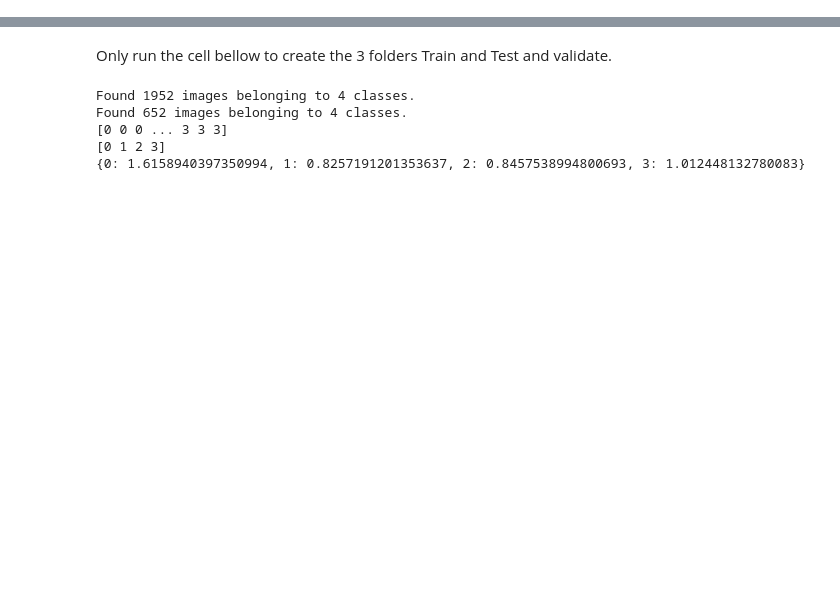
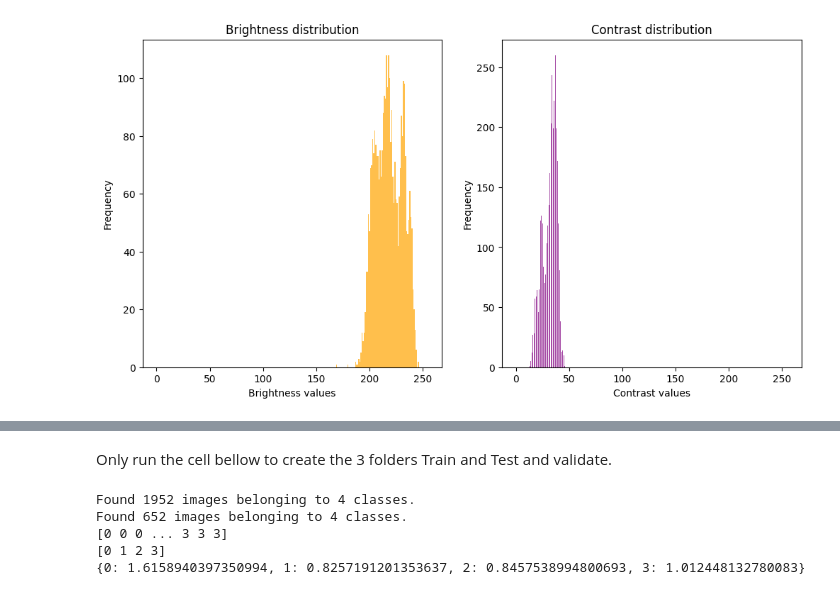
Before and after one commit to Fnriquel/281-Project, a Jupyter notebook: Efficiennet_Colabversion_preprocess.ipynb, the cells around one changed output, grey strips where cells are left out. Cells and saved outputs as stored; diff of their text form; code cells hidden in the pictures; blank space fills up the shorter version.

```diff
--- a/Efficiennet_Colabversion_preprocess.ipynb
+++ b/Efficiennet_Colabversion_preprocess.ipynb
@@ -237,3 +237,69 @@ def get_images_processing(directory, processing='adaptive_histogram_equalization
 
             images.append(img)
     return images
+# %%
+import cv2
+import numpy as np
+import matplotlib.pyplot as plt
+import os
+
+main_directory = "/content/drive/MyDrive/W281/Original"
+class_folders = os.listdir(main_directory)
+
+def brightness(image):
+    return np.mean(image)
+
+def contrast(image):
+    return np.std(image)
+
+def update_histogram(hist, values, bins):
+    new_hist, _ = np.histogram(values, bins=bins)
+    return hist + new_hist
+
+bins = 256
+brightness_hist = np.zeros(bins)
+contrast_hist = np.zeros(bins)
+
+batch_size = 50
+bins_brightness = np.linspace(0, 255, bins + 1)
+bins_contrast = np.linspace(0, 255, bins + 1)
+
+for class_folder in class_folders:
+    class_directory = os.path.join(main_directory, class_folder)
+    image_filenames = os.listdir(class_directory)
+
+    for i in range(0, len(image_filenames), batch_size):
+        batch_filenames = image_filenames[i:i+batch_size]
+
+        brightness_values = []
+        contrast_values = []
+
+        for filename in batch_filenames:
+            img_path = os.path.join(class_directory, filename)
+            img = cv2.imread(img_path)
+            img_gray = cv2.cvtColor(img, cv2.COLOR_BGR2GRAY)
+
+            brightness_values.append(brightness(img_gray))
+            contrast_values.append(contrast(img_gray))
+
+        brightness_hist = update_histogram(brightness_hist, brightness_values, bins_brightness)
+        contrast_hist = update_histogram(contrast_hist, contrast_values, bins_contrast)
+
+# Create subplots
+fig, (ax1, ax2) = plt.subplots(1, 2, figsize=(12, 6))
+
+# Plot brightness histogram
+ax1.bar(np.arange(bins), brightness_hist, color='orange', alpha=0.7)
+ax1.set_title('Brightness distribution')
+ax1.set_xlabel('Brightness values')
+ax1.set_ylabel('Frequency')
+
+# Plot contrast histogram
+ax2.bar(np.arange(bins), contrast_hist, color='purple', alpha=0.7)
+ax2.set_title('Contrast distribution')
+ax2.set_xlabel('Contrast values')
+ax2.set_ylabel('Frequency')
+
+plt.show()
+# %% [output]
+[figure, added]
```
Also changed, not shown: parts of 27 cells of this notebook.
